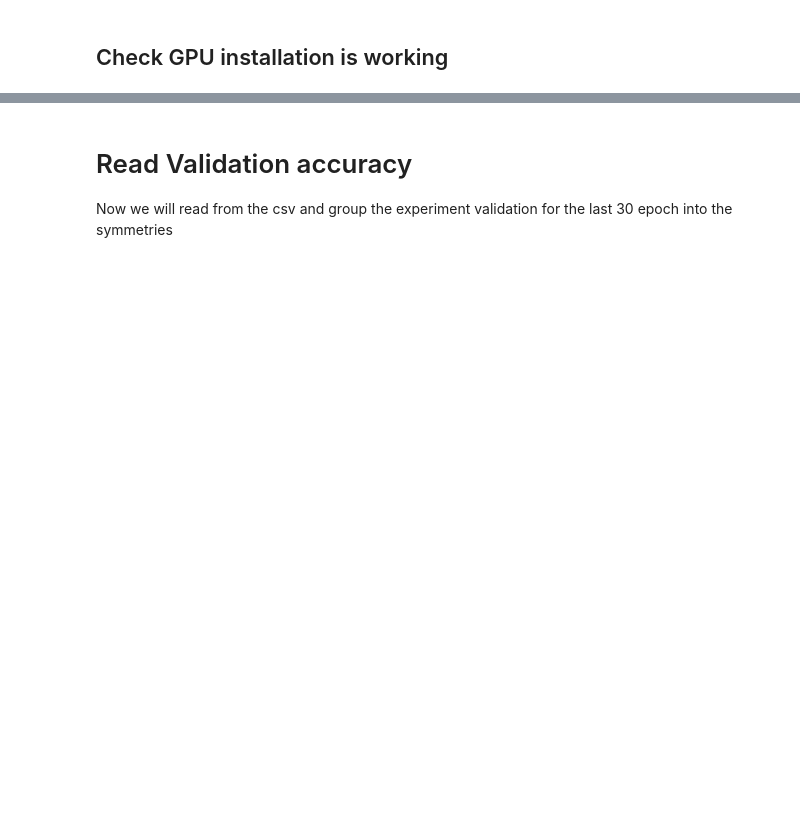
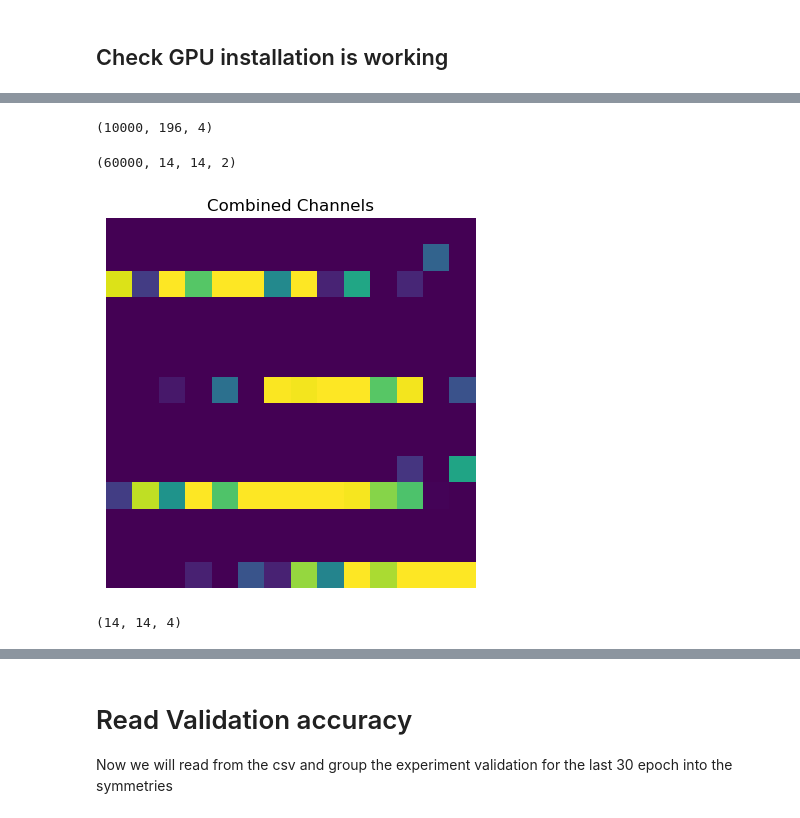
Before and after one commit to TheOpenSI/QML-QPF, a Jupyter notebook: Other_Grayscale_datastes_results/Mnist/Notebooks/mnist.ipynb, the cells around one changed output, grey strips where cells are left out. Cells and saved outputs as stored; diff of their text form; code cells hidden in the pictures; blank space fills up the shorter version.

```diff
--- a/Other_Grayscale_datastes_results/Mnist/Notebooks/mnist.ipynb
+++ b/Other_Grayscale_datastes_results/Mnist/Notebooks/mnist.ipynb
@@ -104,0 +192,4 @@ for j in range(3):
+# %%
+test_images.shape
+# %% [output]
+(10000, 196, 4)
@@ -254,0 +364,20 @@ def model(variant, tr_layer):
+# %%
+tr_images[:,:,:,[1,3]].shape
+# %% [output]
+(60000, 14, 14, 2)
+# %%
+image = train_layer.post_transform(train_images)
+image = image[0,:,:,2]
+# Plot combined channels
+plt.imshow(image)  # imshow automatically handles multi-channel display
+plt.title("Combined Channels")
+plt.axis("off")
+plt.show()
+# %% [output]
+[figure, added]
+# %%
+post = train_layer.open([0,3,2,1])
+img = post[0]
+img.shape
+# %% [output]
+(14, 14, 4)
```
Also changed, not shown: parts of 37 cells of this notebook, 12 other files.
